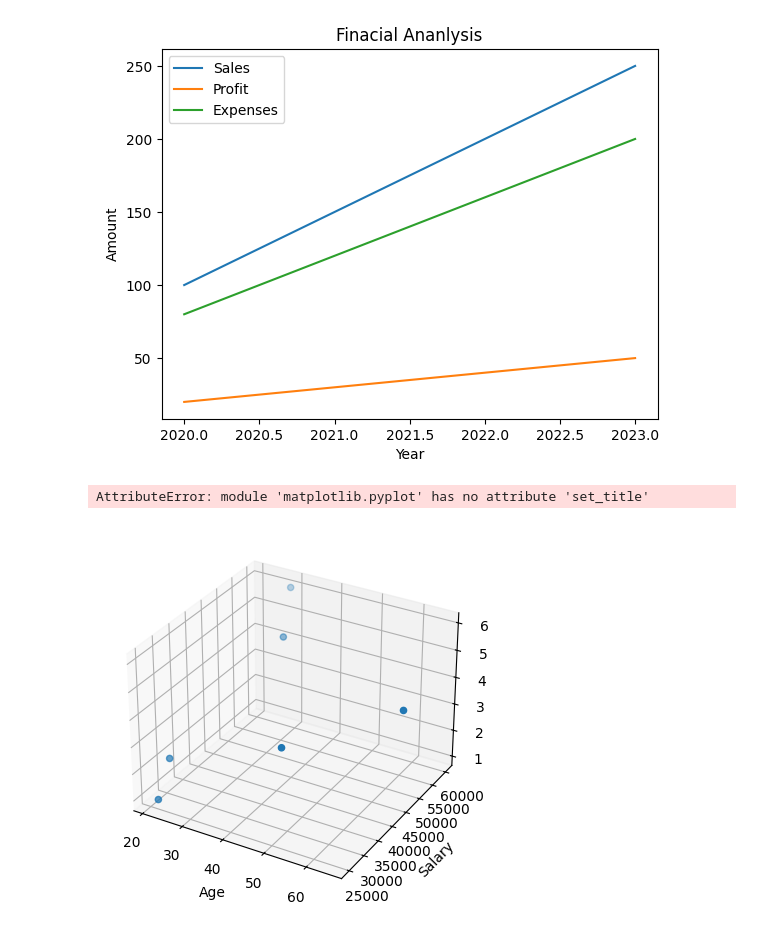
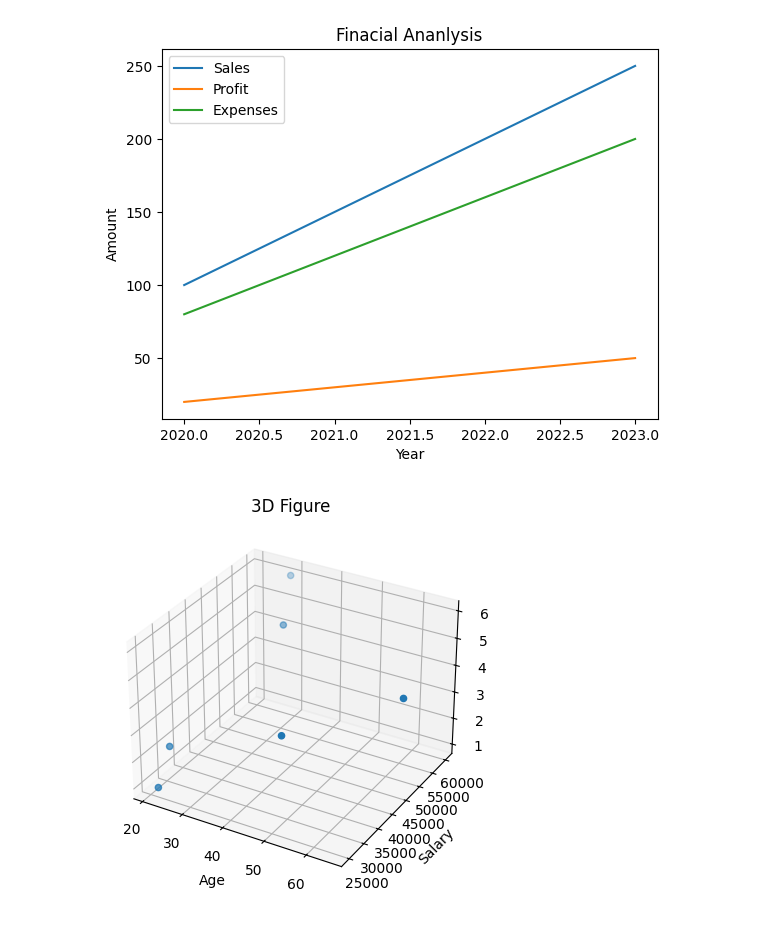
Before and after one commit to thisisouvik/ML-Concepts, a Jupyter notebook: MatplotLib/plt.ipynb, the cells around one changed output. Saved outputs shown, nothing was run; the diff lists cells and outputs as text; code cells hidden in the pictures.

```diff
--- a/MatplotLib/plt.ipynb
+++ b/MatplotLib/plt.ipynb
@@ -247,13 +247,12 @@ plt.show()
 # %%
 # 3rd plotting
 
-ax= plt.axes(projection = "3D")
+ax= plt.axes(projection = "3d")
 ax.scatter(df["Age"], df["Salary"], df['Experince'])
 ax.set_xlabel("Age")
 ax.set_ylabel("Salary")
 ax.set_zlabel("Experience")
 ax.set_title("3D Figure")
 plt.show()
 # %% [output]
-AttributeError: module 'matplotlib.pyplot' has no attribute 'set_title'
-[figure, old version]
+[figure, new version]
```
